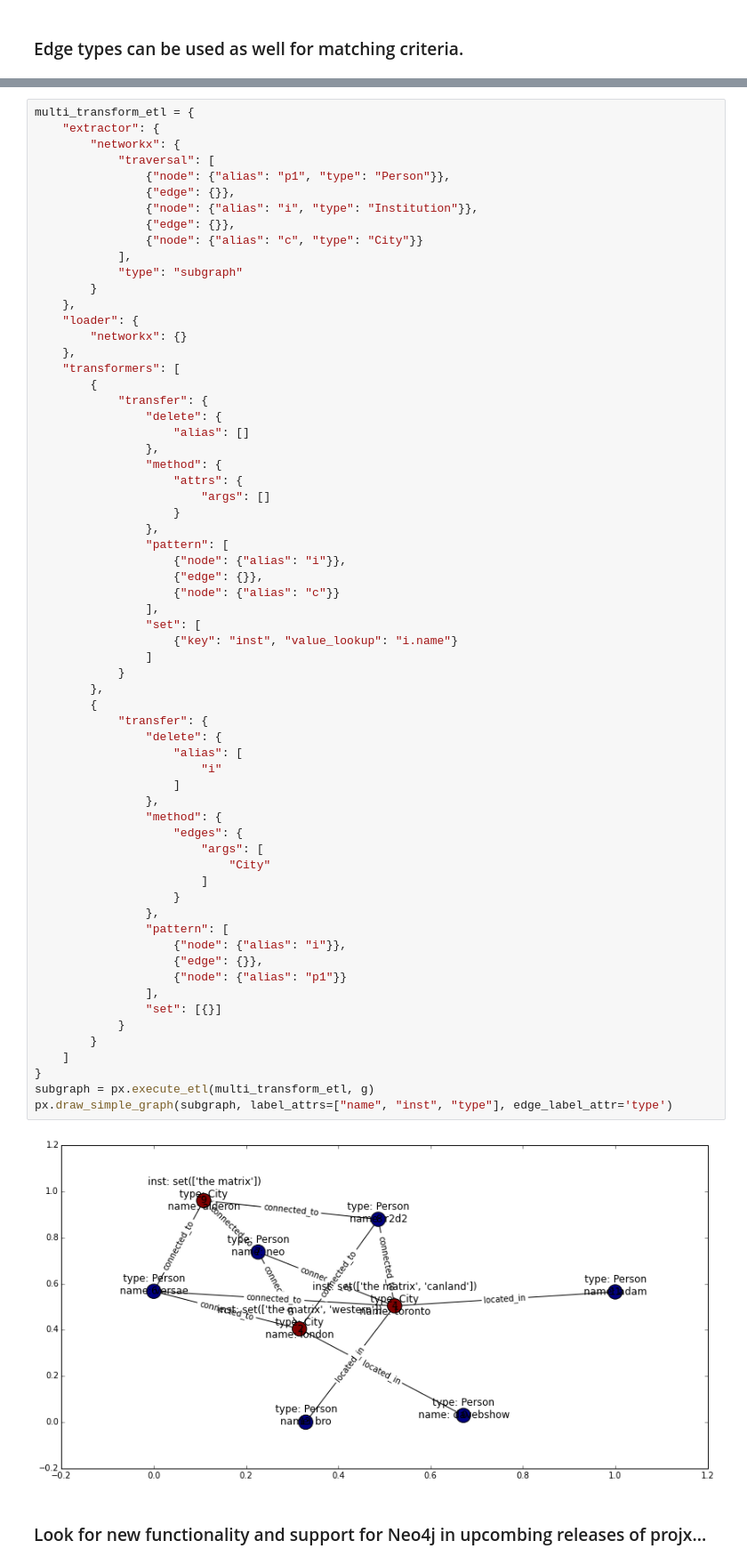
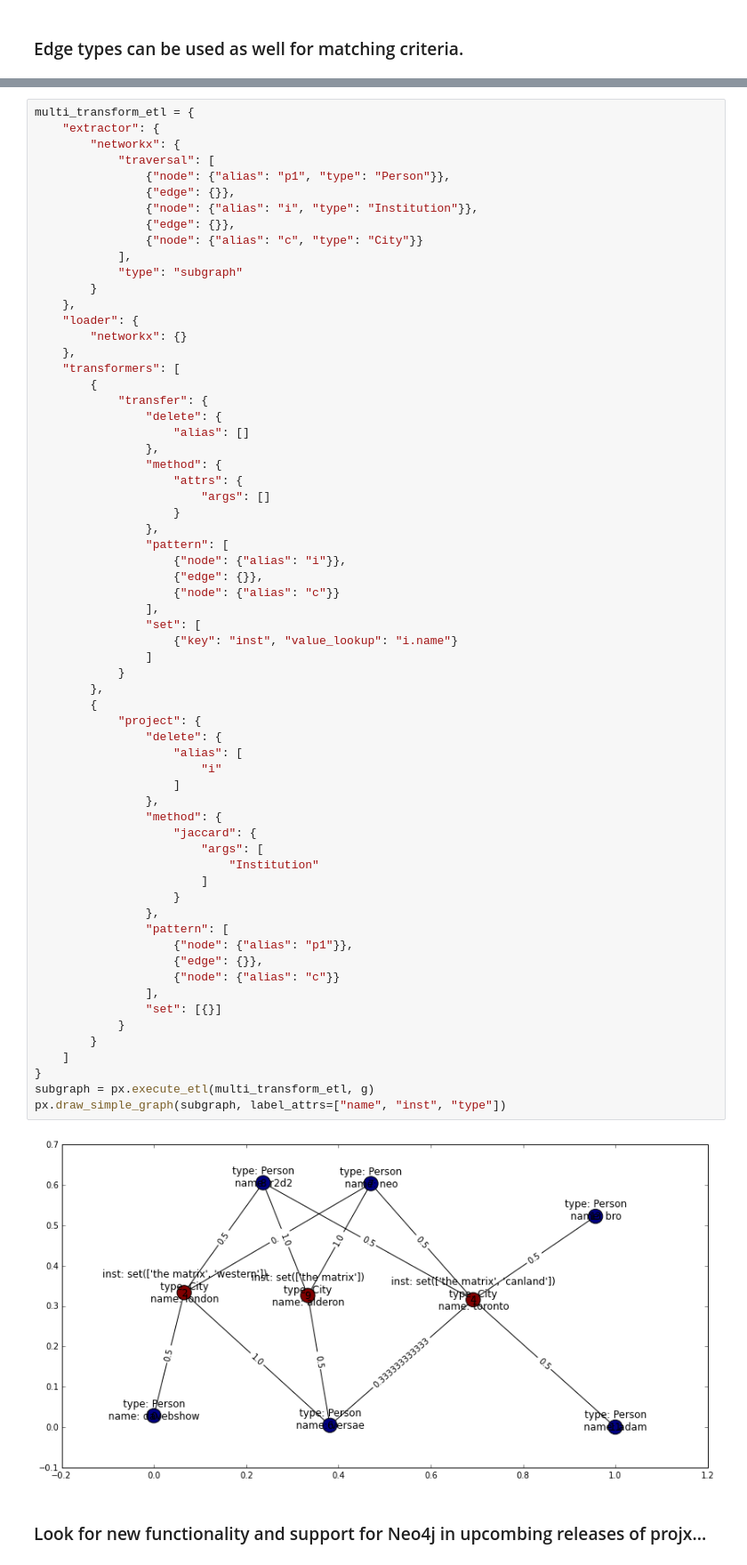
Before and after one commit to davebshow/projx, a Jupyter notebook: projx_demo.ipynb, the cells around one changed output, grey strips where cells are left out. Shown at 89% size. Drawn from its saved outputs; the diff is of its cells as text.

Commit message:
added explicit method, params kwargs to transfer and project, added transformer parsing func

```diff
--- a/projx_demo.ipynb
+++ b/projx_demo.ipynb
@@ -370,39 +381,39 @@ multi_transform_etl = {
                     {"node": {"alias": "i"}},
                     {"edge": {}},
                     {"node": {"alias": "c"}}
                 ],
                 "set": [
                     {"key": "inst", "value_lookup": "i.name"}
                 ]
             }
         },
         {
-            "transfer": {
+            "project": {
                 "delete": {
                     "alias": [
                         "i"
                     ]
                 },
                 "method": {
-                    "edges": {
+                    "jaccard": {
                         "args": [
-                            "City"
+                            "Institution"
                         ]
                     }
                 },
                 "pattern": [
-                    {"node": {"alias": "i"}},
+                    {"node": {"alias": "p1"}},
                     {"edge": {}},
-                    {"node": {"alias": "p1"}}
+                    {"node": {"alias": "c"}}
                 ],
                 "set": [{}]
             }
         }
     ]
 }
 subgraph = px.execute_etl(multi_transform_etl, g)
-px.draw_simple_graph(subgraph, label_attrs=["name", "inst", "type"], edge_label_attr='type')
+px.draw_simple_graph(subgraph, label_attrs=["name", "inst", "type"])
 # %% [output]
-[figure, old version]
+[figure, new version]
 # %% [markdown]
 ### Look for new functionality and support for Neo4j in upcombing releases of projx...
```
Also changed, not shown: parts of 13 cells of this notebook, 3 other files.
